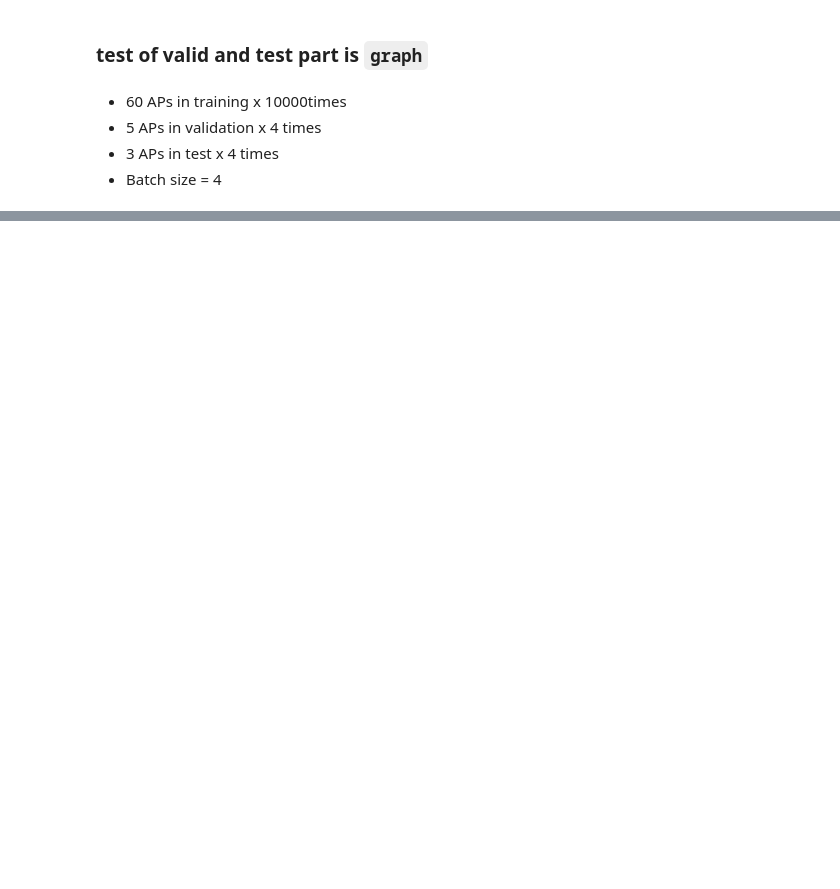
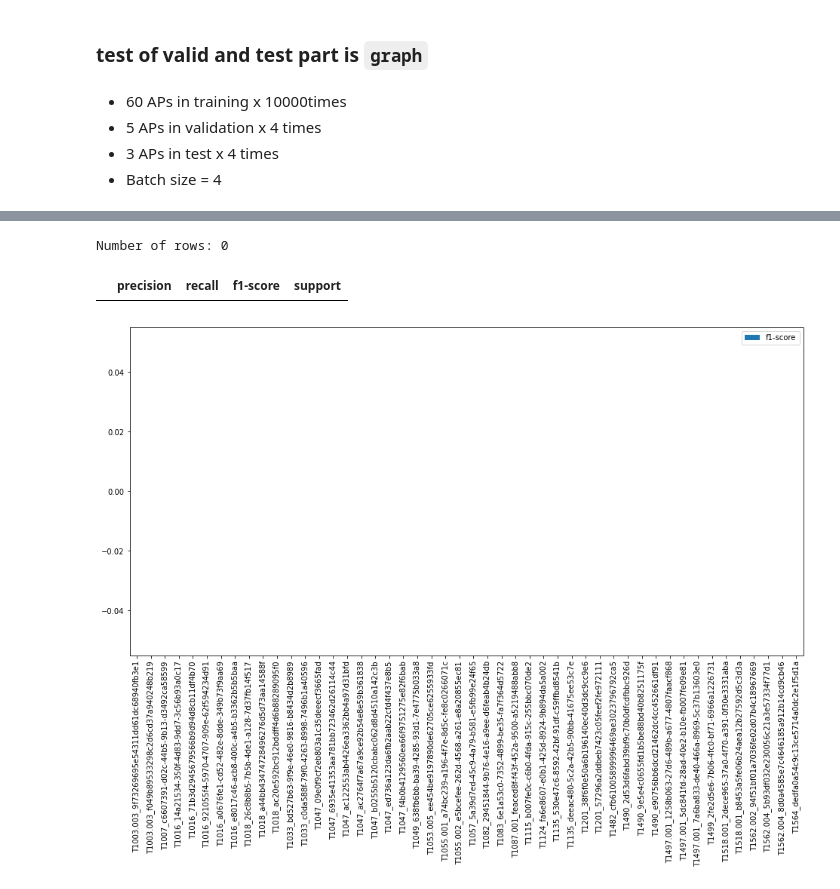
Before and after one commit to Bai1026/Intern-IIS, a Jupyter notebook: Audit-log_Analysis/code/GNN/training/graphSAGE_exp3/GraphSAGE_transR_50-Copy2.ipynb, the cells around one changed output, grey strips where cells are left out. Cells and saved outputs as stored; diff of their text form; code cells hidden in the pictures; blank space fills up the shorter version.

```diff
--- a/Audit-log_Analysis/code/GNN/training/graphSAGE_exp3/GraphSAGE_transR_50-Copy2.ipynb
+++ b/Audit-log_Analysis/code/GNN/training/graphSAGE_exp3/GraphSAGE_transR_50-Copy2.ipynb
@@ -271,7 +271,7 @@ import pandas as pd
 from sklearn.metrics import classification_report
 from torch.optim import AdamW, lr_scheduler
 
-seed = 8787
+seed = 5269
 same_seeds(seed)
 
 # model = GraphSAGE(in_dim=50, hidden_dim=16, out_dim=167)
@@ -279,21 +279,20 @@ model = Model(in_features=50, hidden_features=64, out_features=128, num_classes=
 # in_dim means the dimension of the node_feat(50 dim, since the 50-dim embedding)
 # out_dim means the # of the categories -> 168 for out tasks
 model.load_state_dict(torch.load('model3_initial(graphsage)/initial_weight.pth'))
-best_model_path = "../checkpoint_graphSAGE/best_model_GraphSAGE_transE_50.pt"
+best_model_path = "../checkpoint_graphSAGE/best_model_GraphSAGE_transR_50-2.pt"
 
 model = model.to(device)
 
-# optimizer = torch.optim.AdamW(model.parameters(), lr=1e-5)
 optimizer = AdamW(model.parameters(), lr=5e-4)
 # scheduler = get_linear_schedule_with_warmup(optimizer, num_warmup_steps=18, num_training_steps=total_steps)
 
 # T_max control the period of the lr changing -> set 1/10 first
-scheduler = lr_scheduler.CosineAnnealingLR(optimizer, T_max=36, eta_min=0, last_epoch=- 1, verbose=False)
+scheduler = lr_scheduler.CosineAnnealingLR(optimizer, T_max=3, eta_min=0, last_epoch=- 1, verbose=False)
 
 criterion = nn.CrossEntropyLoss()
 # criterion = torch.nn.BCEWithLogitsLoss()
 
-total_steps = 5
+total_steps = 30
 
 # save the best model
 best_val_loss = float('inf')
@@ -514,7 +498,7 @@ for epoch in tqdm(range(total_steps)):
 - Batch size = 4
 # %%
 # load the pretrained model
-pretrained_model_path = '../checkpoint_graphSAGE/best_model_GraphSAGE_transE_50.pt'
+pretrained_model_path = '../checkpoint_graphSAGE/best_model_GraphSAGE_transR_50-2.pt'
 model.load_state_dict(torch.load(pretrained_model_path))
 
 model.to(device)
@@ -575,8 +559,8 @@ os.makedirs(report_folder, exist_ok=True)
 
 count = 0
 while True:
-    report_filename = f'classification_report-transE_50-graphSAGE-{count}.xlsx'
-    labels_filename = f'mapped_true_predicted_labels-transE_50-graphSAGE-{count}.xlsx'
+    report_filename = f'classification_report-transR_50-graphSAGE-{count}.xlsx'
+    labels_filename = f'mapped_true_predicted_labels-transR_50-graphSAGE-{count}.xlsx'
 
     report_path = os.path.join(report_folder, report_filename)
     labels_path = os.path.join(report_folder, labels_filename)
@@ -635 +619,6 @@ T1003.001_0ef4cc7b-611c-4237-b20b-db36b6906554       1.00      1.00      1.00
                                   weighted avg       0.97      0.97      0.97    310263
+# %%
+report_data = classification_report(mapped_true_labels, mapped_predicted_labels, output_dict=True)
+report_df = pd.DataFrame(report_data).transpose()
+
+report_df
@@ -635,0 +766,21 @@ T1003.001_0ef4cc7b-611c-4237-b20b-db36b6906554       1.00      1.00      1.00
+# %%
+filtered_report = report_df[(report_df['f1-score'] == 0) & (report_df['support'] == 200)]
+
+num_rows = filtered_report.shape[0]
+print("Number of rows:", num_rows)
+
+
+filtered_report
+# %% [output]
+Number of rows: 0
+|  | precision | recall | f1-score | support |
+# %%
+import matplotlib.pyplot as plt
+
+# filtered_report[['precision', 'recall', 'f1-score']].plot(kind='bar', figsize = (12,8))
+# filtered_report = report_df[(report_df['f1-score'] == 0) & (report_df['support'] <= 200)]
+# filtered_report = report_df[(report_df['support'] <= 200)]
+filtered_report[['f1-score']].plot(kind='bar', figsize = (16,8))
+plt.show()
+# %% [output]
+[figure, added]
```
Also changed, not shown: parts of 10 cells of this notebook, 58 other files.
